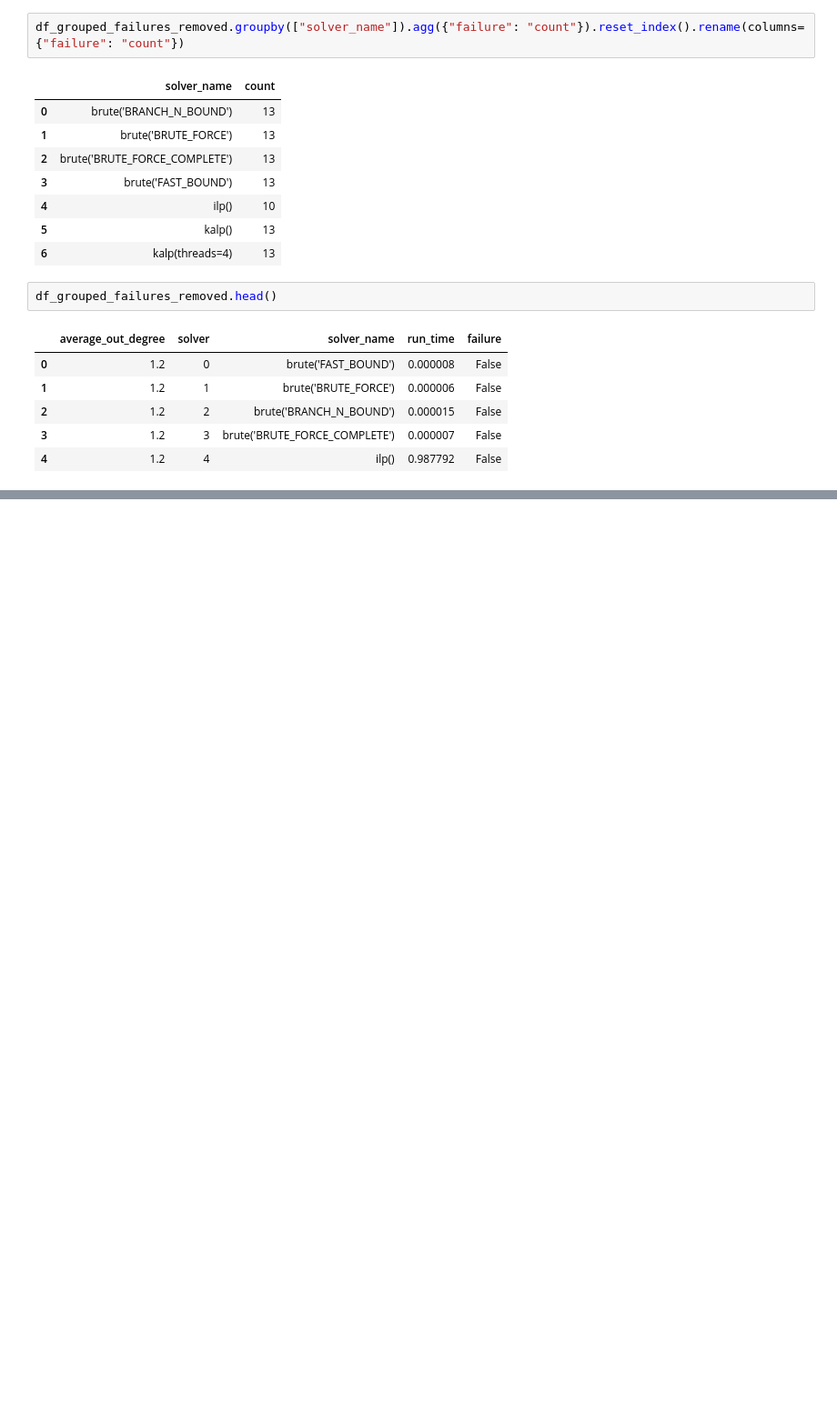
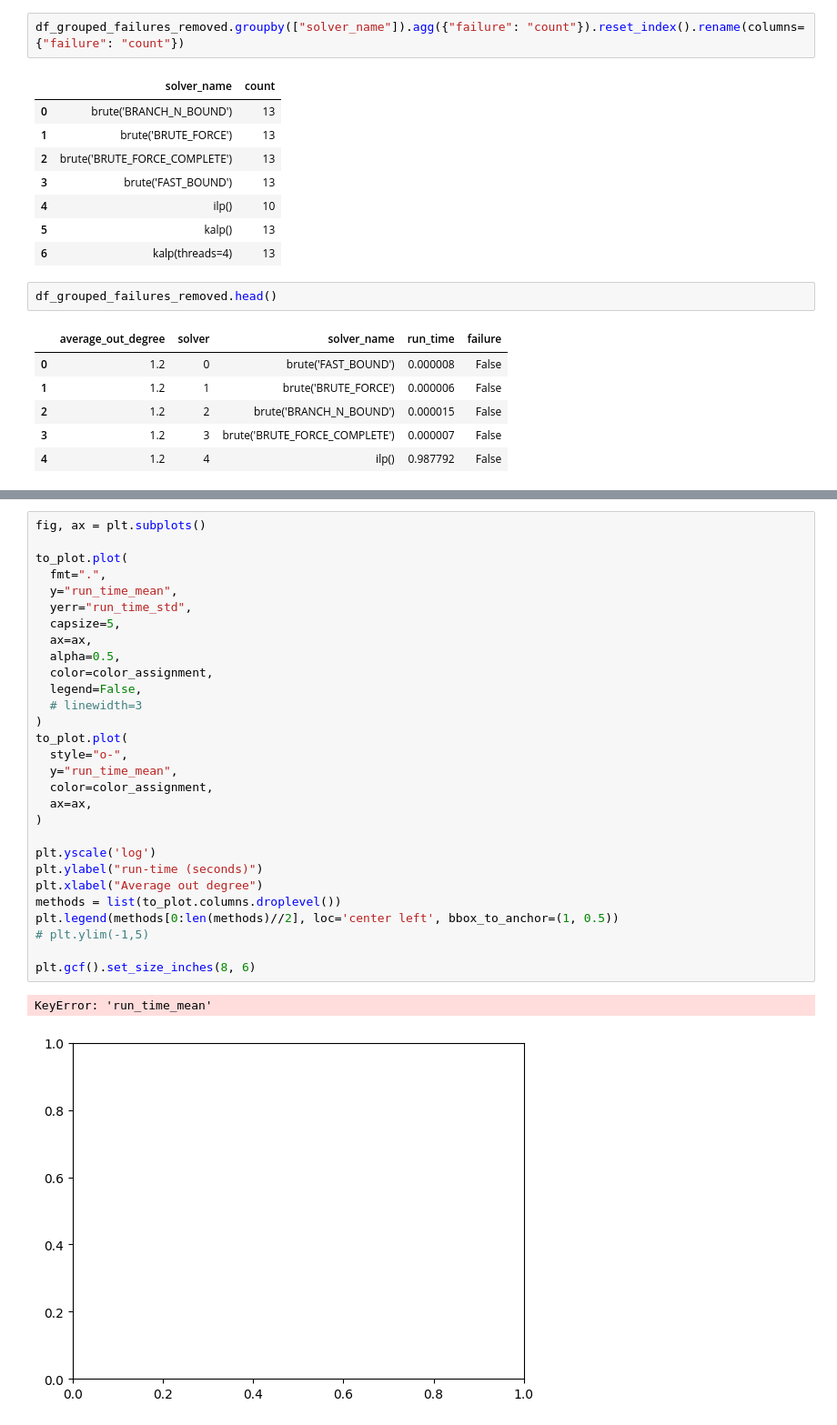
Before and after one commit to blinkybool/LongestPath, a Jupyter notebook: notebooks/benchmarking_specific_degree.ipynb, the cells around one changed output, grey strips where cells are left out. Shown at 91% size. Drawn from its saved outputs; the diff is of its cells as text; blank space fills up the shorter version.

```diff
--- a/notebooks/benchmarking_specific_degree.ipynb
+++ b/notebooks/benchmarking_specific_degree.ipynb
@@ -165,0 +189,32 @@ plt.savefig(os.path.join(benchmark.benchmark_path, "plot.png"), dpi=400, bbox_in
+# %%
+fig, ax = plt.subplots()
+
+to_plot.plot(
+  fmt=".",
+  y="run_time_mean",
+  yerr="run_time_std",
+  capsize=5,
+  ax=ax,
+  alpha=0.5,
+  color=color_assignment,
+  legend=False,
+  # linewidth=3
+)
+to_plot.plot(
+  style="o-",
+  y="run_time_mean",
+  color=color_assignment,
+  ax=ax,
+)
+
+plt.yscale('log')
+plt.ylabel("run-time (seconds)")
+plt.xlabel("Average out degree")
+methods = list(to_plot.columns.droplevel())
+plt.legend(methods[0:len(methods)//2], loc='center left', bbox_to_anchor=(1, 0.5))
+# plt.ylim(-1,5)
+
+plt.gcf().set_size_inches(8, 6)
+# %% [output]
+KeyError: 'run_time_mean'
+[figure, added]
```
Also changed, not shown: parts of 5 cells of this notebook, 3 other files.
